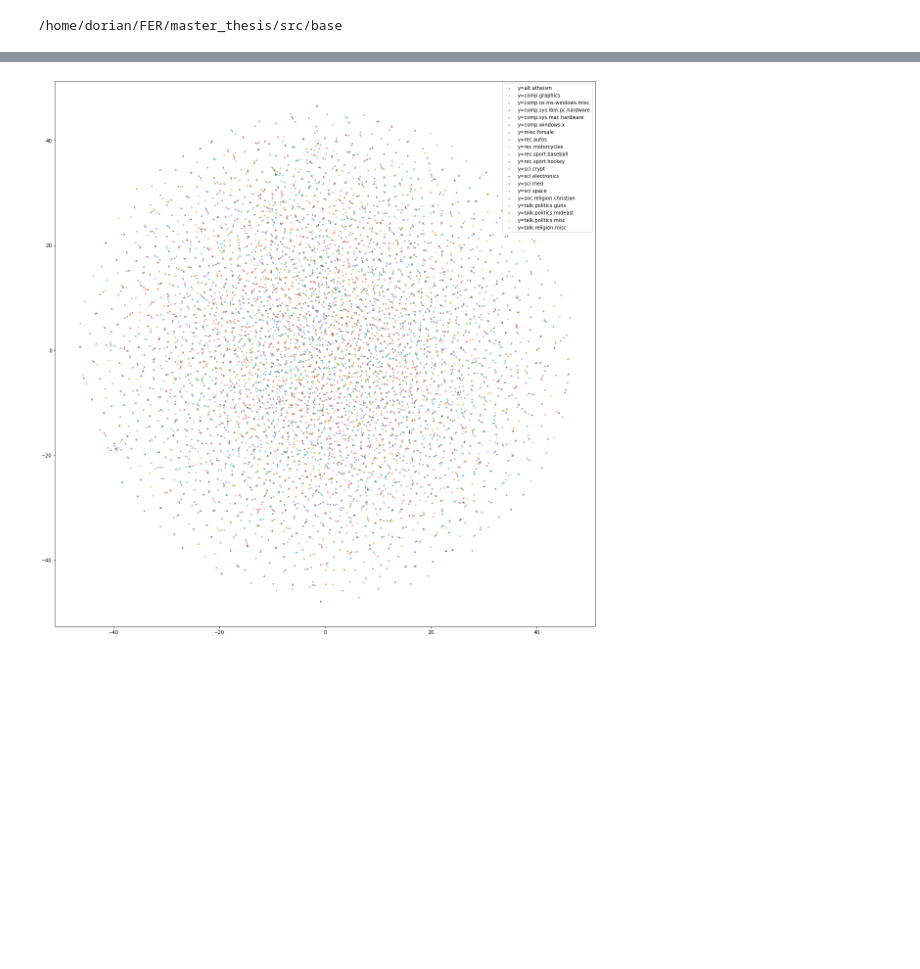
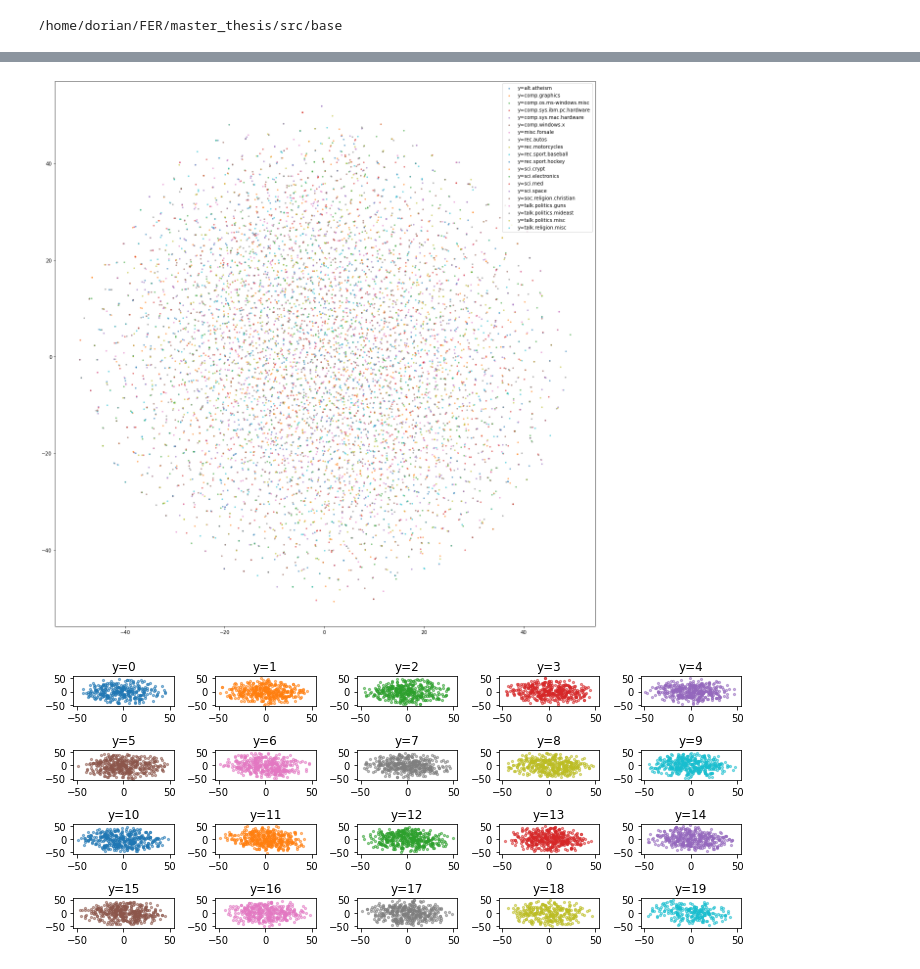
Before and after one commit to divankovic/nlp_disentanglement, a Jupyter notebook: experiments/hfvae.ipynb, the cells around one changed output, grey strips where cells are left out. Saved outputs shown, nothing was run; the diff lists cells and outputs as text; code cells hidden in the pictures; blank space fills up the shorter version.

Commit message:
Updated hfvae experiment evaluations

```diff
--- a/experiments/hfvae.ipynb
+++ b/experiments/hfvae.ipynb
@@ -69,7 +66,7 @@ frame #2: <unknown function> + 0x1df9e (0x7fdc02aecf9e in /home/dorian/FER/maste
 enc = HFVAEFCEncoder(input_dim=INPUT_DIM, hidden_dim=HIDDEN_DIM, latent_dim=LATENT_DIM)
 dec = HFVAEFCDecoder(latent_dim=LATENT_DIM, output_dim=INPUT_DIM, batch_size=BATCH_SIZE)
 model = HFVAE(encoder=enc, decoder=dec)
-model.load_state_dict(torch.load('results/hfvae/model.pt'))
+model.load_state_dict(torch.load('results/hfvae/model_new.pt'))
 model.cuda()
 model.double()
 model.eval()
@@ -82,32 +94,55 @@ from sklearn.manifold import TSNE
 from matplotlib import pyplot as plt
 import numpy as np
 zs = []
+z_mus = []
+xs = []
 ys = []
+
 for (x, y) in test_loader:
     if len(x) == BATCH_SIZE:
         q = model.encode(x.cuda())
         z = q['z'].value.cpu().detach().numpy()
+        mu = q['z'].dist.loc.cpu().detach().numpy()
         zs.append(z.reshape(-1, LATENT_DIM))
+        z_mus.append(mu.reshape(-1, LATENT_DIM))
+        xs.append(x.numpy())
         ys.append(y.numpy())
 
 zs = np.concatenate(zs, 0)
+z_mus = np.concatenate(z_mus, 0)
+xs = np.concatenate(xs, 0)
 ys = np.concatenate(ys, 0)
 zs_mean = zs.mean(0)
 zs_std = zs.std(0)
 
 %matplotlib inline
 zs2 = TSNE().fit_transform(zs)
-probtorch.objectives.montecarlo.kl()
 
 fig = plt.figure(figsize=(16,16))
 ax = plt.gca()
 
 colors = []
 for k in range(len(labels)):
     m = (ys==k)
     p = ax.scatter(zs2[m, 0], zs2[m, 1], label='y=%s'%labels[k], alpha=0.5, s=5)
     colors.append(p.get_facecolor())
 ax.legend()
 fig.tight_layout()
+x_lim = ax.get_xlim()
+y_lim = ax.get_ylim()
+
+# for each class independently
+fig = plt.figure(figsize=(10,4.25))
+
+for k in range(len(labels)):
+    ax = plt.subplot(4,5,k+1)
+    m = (ys == k)
+    ax.scatter(zs2[m, 0], zs2[m, 1], alpha=0.5, s=5, c=colors[k])
+    ax.set_xlim(x_lim)
+    ax.set_ylim(y_lim)
+    ax.set_title('y=%d' % k)
+
+fig.tight_layout()
 # %% [output]
-[figure, old version]
+[figure, new version]
+[figure, added]
```
Also changed, not shown: parts of 9 cells of this notebook, 3 other files.
